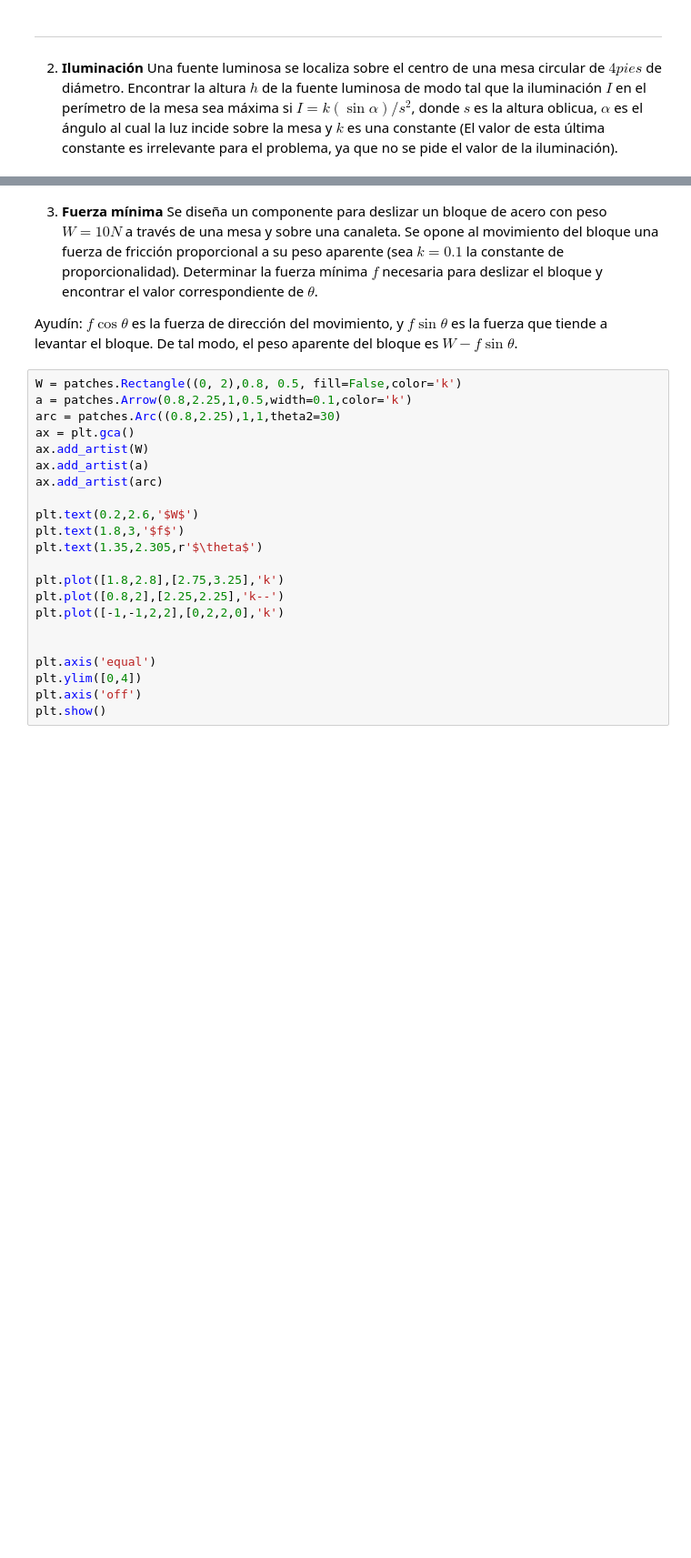
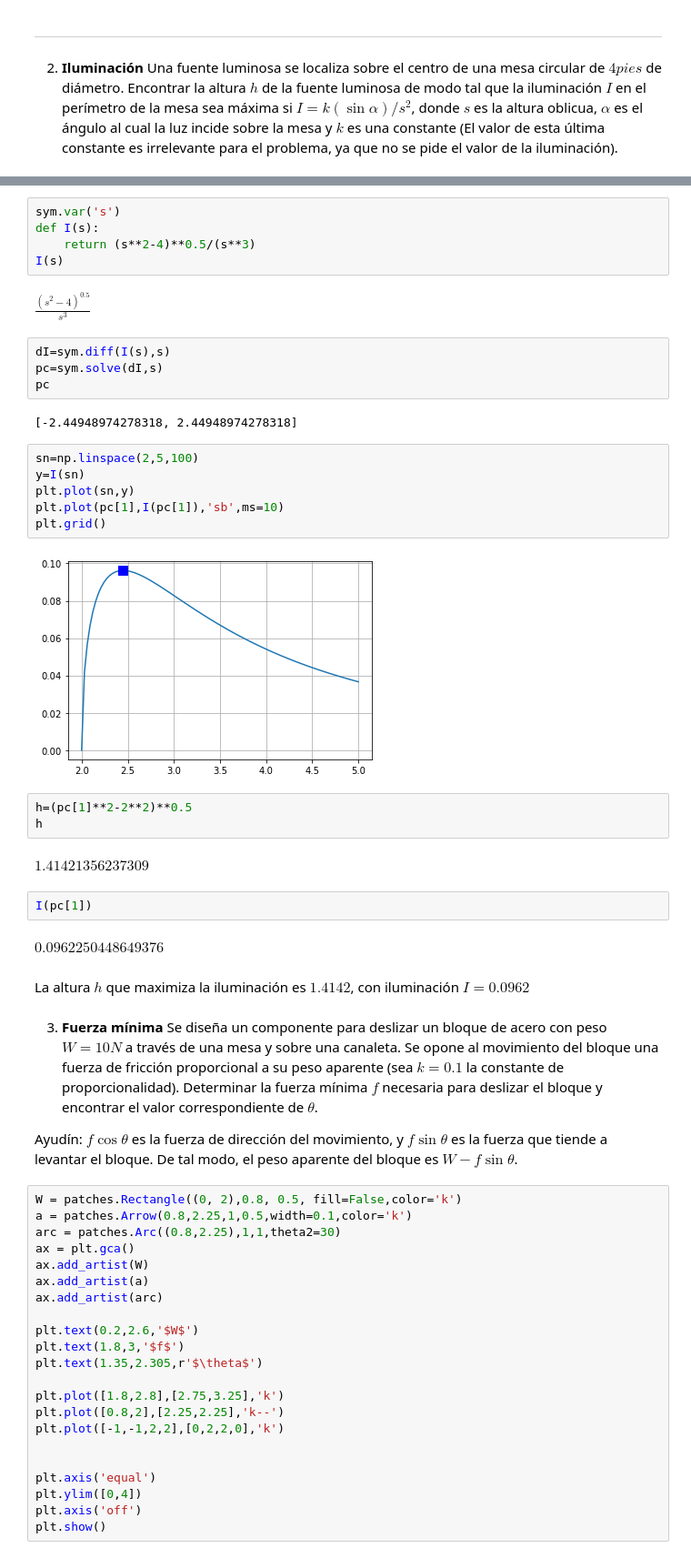
Before and after one commit to ArellanoMCarlos/SimMat2021O_D, a Jupyter notebook: Optimización/Funciones escalares.ipynb, the cells around one changed output, grey strips where cells are left out. Shown: that part at 91% size. Drawn from its saved outputs; the diff is of its cells as text; blank space fills up the shorter version.

```diff
--- a/Optimización/Funciones escalares.ipynb
+++ b/Optimización/Funciones escalares.ipynb
@@ -521,3 +687,35 @@ plt.show()
+# %%
+sym.var('s')
+def I(s):
+    return (s**2-4)**0.5/(s**3)
+I(s)
+# %% [output]
+$\displaystyle \frac{\left(s^{2} - 4\right)^{0.5}}{s^{3}}$
+# %%
+dI=sym.diff(I(s),s)
+pc=sym.solve(dI,s)
+pc
+# %% [output]
+[-2.44948974278318, 2.44948974278318]
+# %%
+sn=np.linspace(2,5,100)
+y=I(sn)
+plt.plot(sn,y)
+plt.plot(pc[1],I(pc[1]),'sb',ms=10)
+plt.grid()
+# %% [output]
+[figure, added]
+# %%
+h=(pc[1]**2-2**2)**0.5
+h
+# %% [output]
+$\displaystyle 1.41421356237309$
+# %%
+I(pc[1])
+# %% [output]
+$\displaystyle 0.0962250448649376$
+# %% [markdown]
+La altura $h$ que maximiza la iluminación es $1.4142$, con iluminación $I=0.0962$
 # %% [markdown]
 3. **Fuerza mínima**  Se diseña un componente para deslizar un bloque de acero con peso $W=10 N$ a través de una mesa y sobre una canaleta. Se opone al movimiento del bloque una fuerza de fricción proporcional a su peso aparente (sea $k=0.1$ la constante de proporcionalidad). Determinar la fuerza mínima $f$ necesaria para deslizar el bloque y encontrar el valor correspondiente de $\theta$.
 
```
Also changed, not shown: parts of 27 cells of this notebook.
